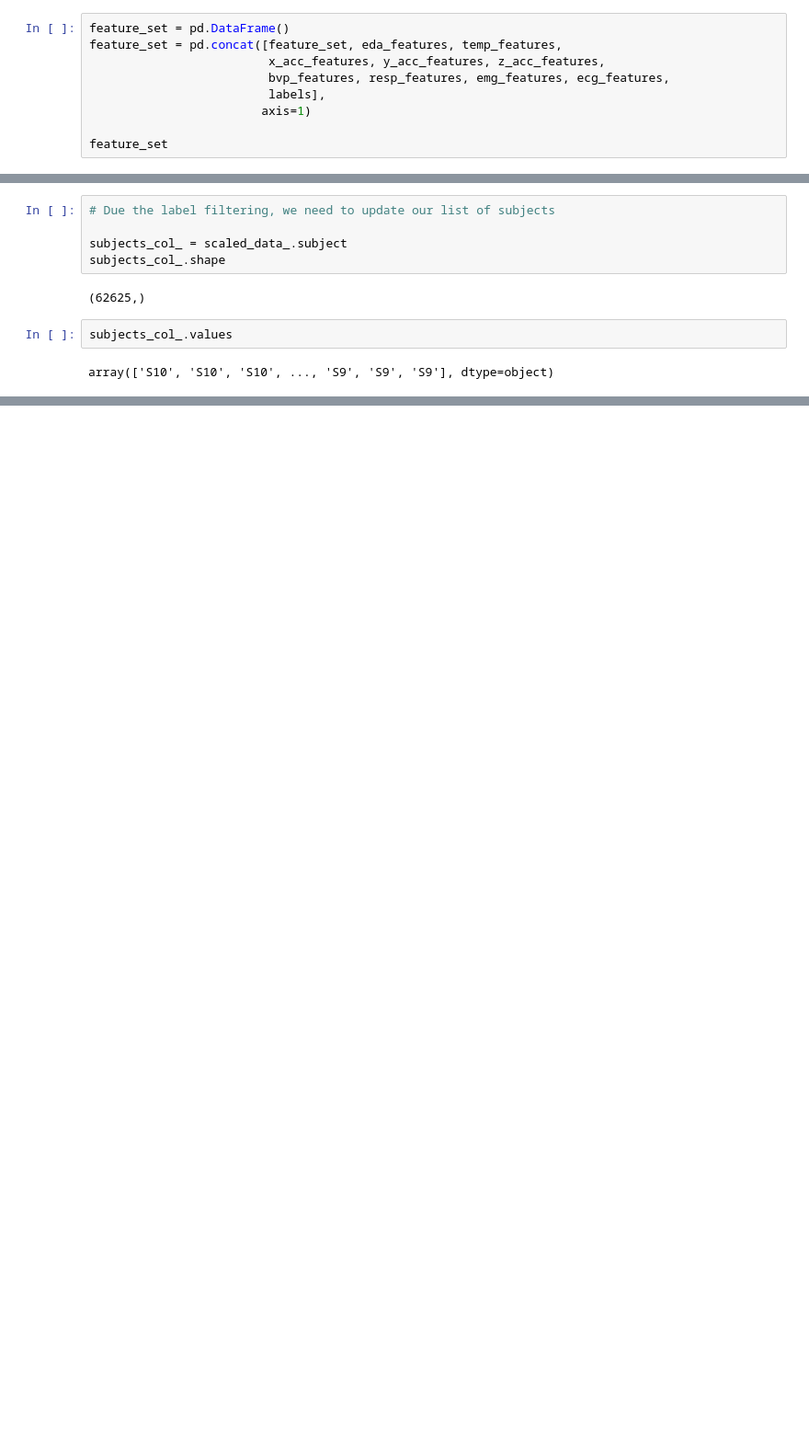
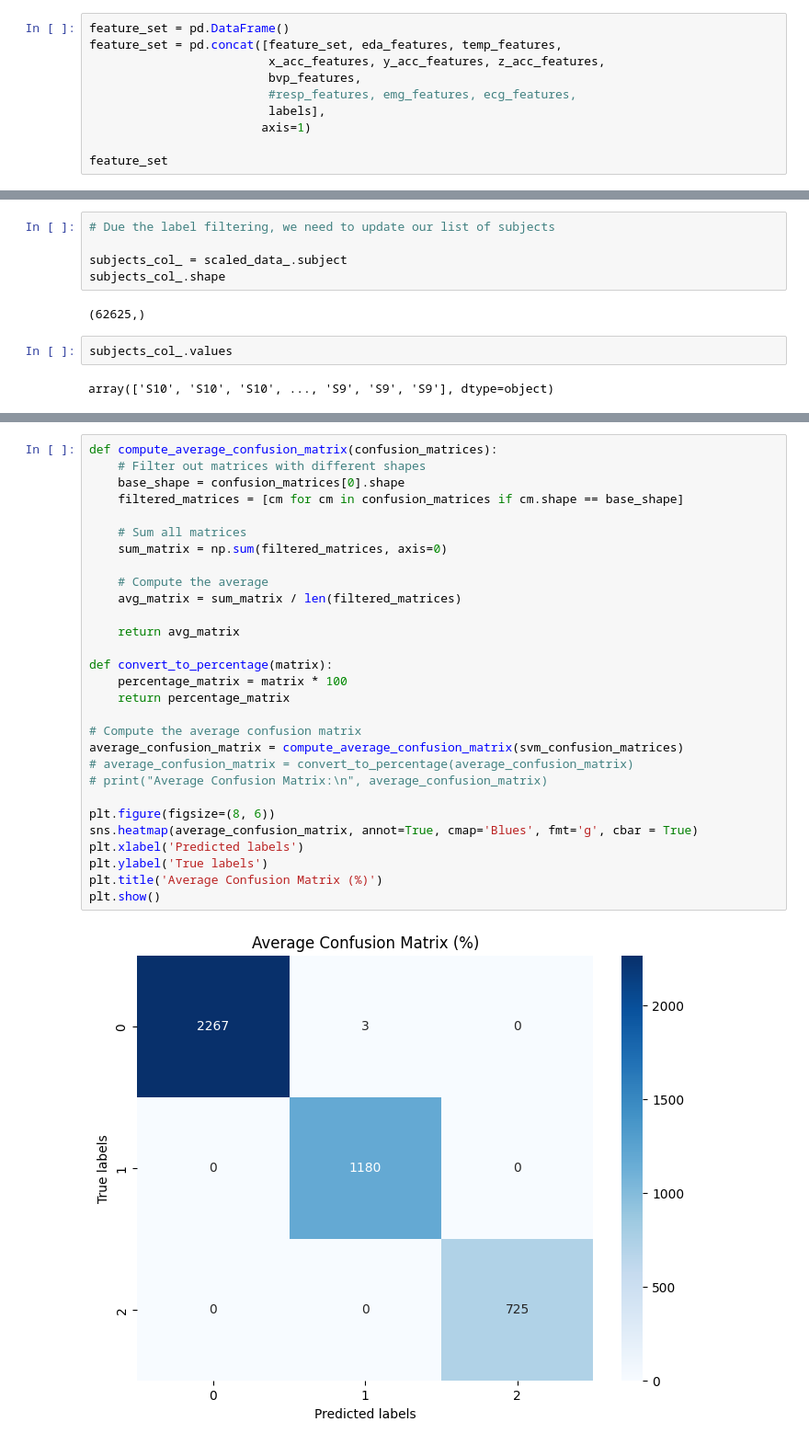
Before and after one commit to Momellouky/stress_detection_using_physiological_signals, a Jupyter notebook: src/notebooks/EDA.ipynb, the cells around one changed output, grey strips where cells are left out. Shown at 92% size. Cells and saved outputs as stored; diff of their text form; blank space fills up the shorter version.

Commit message:
feat: train an SVM model
Accuracy shows a potential overfitting. This commit will be fixed in one
of our next commits

```diff
--- a/src/notebooks/EDA.ipynb
+++ b/src/notebooks/EDA.ipynb
@@ -155,7 +156,8 @@ labels shape : (82440, 1)
 feature_set = pd.DataFrame()
 feature_set = pd.concat([feature_set, eda_features, temp_features,
                          x_acc_features, y_acc_features, z_acc_features,
-                         bvp_features, resp_features, emg_features, ecg_features,
+                         bvp_features,
+                         #resp_features, emg_features, ecg_features,
                          labels],
                         axis=1)
 
@@ -425,0 +477,31 @@ ValueError: Unknown label type: unknown. Maybe you are trying to fit a classifie
+# %%
+def compute_average_confusion_matrix(confusion_matrices):
+    # Filter out matrices with different shapes
+    base_shape = confusion_matrices[0].shape
+    filtered_matrices = [cm for cm in confusion_matrices if cm.shape == base_shape]
+
+    # Sum all matrices
+    sum_matrix = np.sum(filtered_matrices, axis=0)
+
+    # Compute the average
+    avg_matrix = sum_matrix / len(filtered_matrices)
+
+    return avg_matrix
+
+def convert_to_percentage(matrix):
+    percentage_matrix = matrix * 100
+    return percentage_matrix
+
+# Compute the average confusion matrix
+average_confusion_matrix = compute_average_confusion_matrix(svm_confusion_matrices)
+# average_confusion_matrix = convert_to_percentage(average_confusion_matrix)
+# print("Average Confusion Matrix:\n", average_confusion_matrix)
+
+plt.figure(figsize=(8, 6))
+sns.heatmap(average_confusion_matrix, annot=True, cmap='Blues', fmt='g', cbar = True)
+plt.xlabel('Predicted labels')
+plt.ylabel('True labels')
+plt.title('Average Confusion Matrix (%)')
+plt.show()
+# %% [output]
+[figure, added]
```
Also changed, not shown: parts of 20 cells of this notebook.
